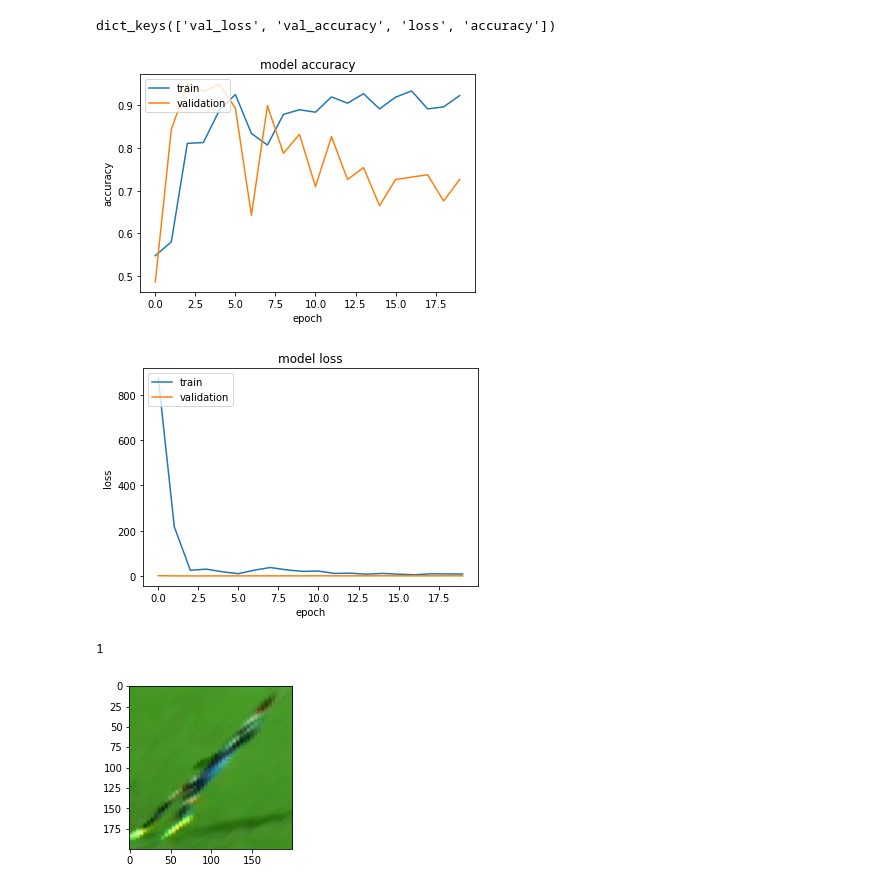
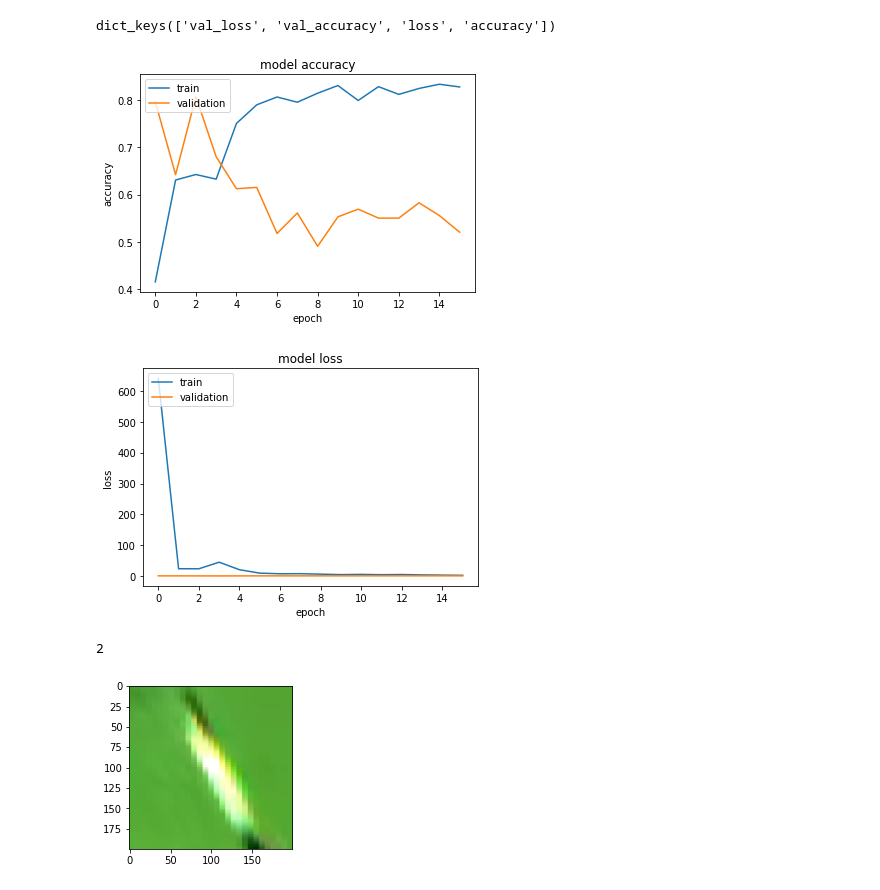
Before and after one commit to DanMS98/Vision-Final-Project, a Jupyter notebook: VisionKNTU_Part2.ipynb, the cells around one changed output. Cells and saved outputs as stored; diff of their text form; code cells hidden in the pictures.

```diff
--- a/VisionKNTU_Part2.ipynb
+++ b/VisionKNTU_Part2.ipynb
@@ -79,23 +79,27 @@ def build_model(input_shape):
 
   x_input = Input(shape =input_shape,name = 'input')
 
+  x = Conv2D(filters = 6,kernel_size = 5, strides = 1, padding = 'valid',name = 'conv1')(x_input)
+  x = Activation('relu', name = 'relu_1')(x)
+  x = AveragePooling2D(pool_size =2,strides = 2,name = 'pad1')(x)
+
   x = Conv2D(filters = 16,kernel_size = (2,2), strides = 1, padding = 'valid',name = 'conv2')(x_input)
-  x = Activation('relu')(x)
+  x = Activation('relu', name = 'relu_2')(x)
   x = AveragePooling2D(pool_size =2,strides = 2,name = 'pad2')(x)
 
   x = Flatten()(x)
 
   x = Dense(units = 120, name = 'fc_1')(x)
 
-  x = Activation('relu', name = 'relu_1')(x)
-  # x = Dropout(rate = 0.5)
+  x = Activation('relu', name = 'relu_3')(x)
+  # x = Dropout(rate = 0.3)
 
   x = Dense(units = 84, name = 'fc_2')(x)
-  x = Activation('relu', name = 'relu_2')(x)
-  # x = Dropout(rate = 0.5)
+  x = Activation('relu', name = 'relu_4')(x)
+  # x = Dropout(rate = 0.3)
 
 
-  outputs = Dense(units = 2,name = 'softmax', activation='softmax')(x)
+  outputs = Dense(units = 3,name = 'softmax', activation='softmax')(x)
 
   model = Model(inputs = x_input, outputs = outputs)
   model.summary()
@@ -135,5 +139,5 @@ batch_size = 64
 
 H = model.fit_generator(datagen.flow(train_x, train_y, batch_size=batch_size),
   validation_data=(test_x, test_y),
-	steps_per_epoch=len(train_y) // batch_size, epochs=22)
+	steps_per_epoch=len(train_y) // batch_size, epochs=16)
 # %% [output]
@@ -161,24 +178,24 @@ plt.legend(['train', 'validation'], loc='upper left')
 plt.show()
 # %% [output]
 dict_keys(['val_loss', 'val_accuracy', 'loss', 'accuracy'])
-[figure, old version]
+[figure, new version]
-[figure, old version]
+[figure, new version]
 # %%
-sample = test_x[np.random.randint(len(test_x))]
+sample = train_x[np.random.randint(len(train_x))]
 
 
 batch = np.expand_dims(sample, axis=0)
 prediction = model.predict(batch)
 print(   np.argmax(prediction[0])    )
 
 # sample_show = sample.reshape((28,28))
 plt.figure(figsize=(3,3))
 sample = sample[:,:,::-1]
 plt.imshow(sample)
 plt.show()
 # %% [output]
-1
+2
-[figure, old version]
+[figure, new version]
 # %%
 model.save("/content/drive/MyDrive/Colab Notebooks/Model.h5")
 # %%
```
Also changed, not shown: parts of 6 cells of this notebook, 4 other files.
